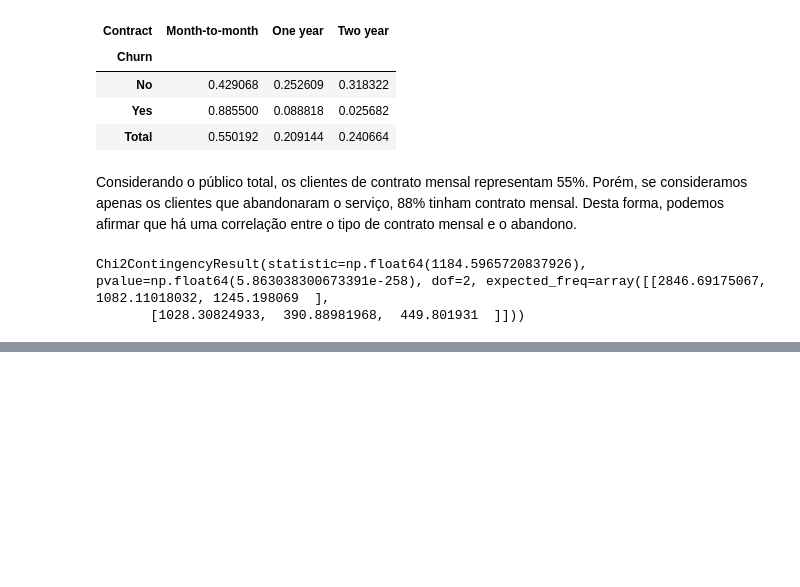
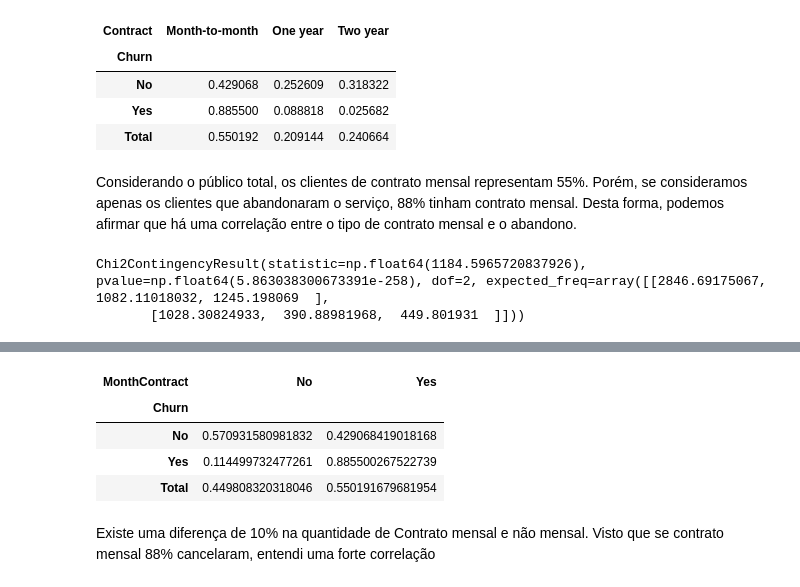
Before and after one commit to Kemuel-Batista/ignite-ai-development-exploratory-data-analysis, a Jupyter notebook: eda-churn.ipynb, the cells around one changed output, grey strips where cells are left out. Cells and saved outputs as stored; diff of their text form; code cells hidden in the pictures; blank space fills up the shorter version.

```diff
--- a/eda-churn.ipynb
+++ b/eda-churn.ipynb
@@ -864,0 +963,14 @@ df_chi_scores_churn_contract = pd.DataFrame({'Qui2': scores_churn_contract, 'p-v
+# %%
+# Criar coluna nova
+df_churn['MonthContract'] = np.where(df_churn.Contract=='Month-to-month', 'Yes', 'No')
+# %%
+# Construir uma tabela de contigência entre Contrato mensal e churn - Proporção
+pd.crosstab(df_churn.Churn, df_churn.MonthContract, normalize='index', margins=True, margins_name='Total')
+# %% [output]
+| MonthContract | No | Yes |
+| Churn |  |  |
+| No | 0.570931580981832 | 0.429068419018168 |
+| Yes | 0.114499732477261 | 0.885500267522739 |
+| Total | 0.449808320318046 | 0.550191679681954 |
+# %% [markdown]
+Existe uma diferença de 10% na quantidade de Contrato mensal e não mensal. Visto que se contrato mensal 88% cancelaram, entendi uma forte correlação
```
Also changed, not shown: parts of 22 cells of this notebook.
